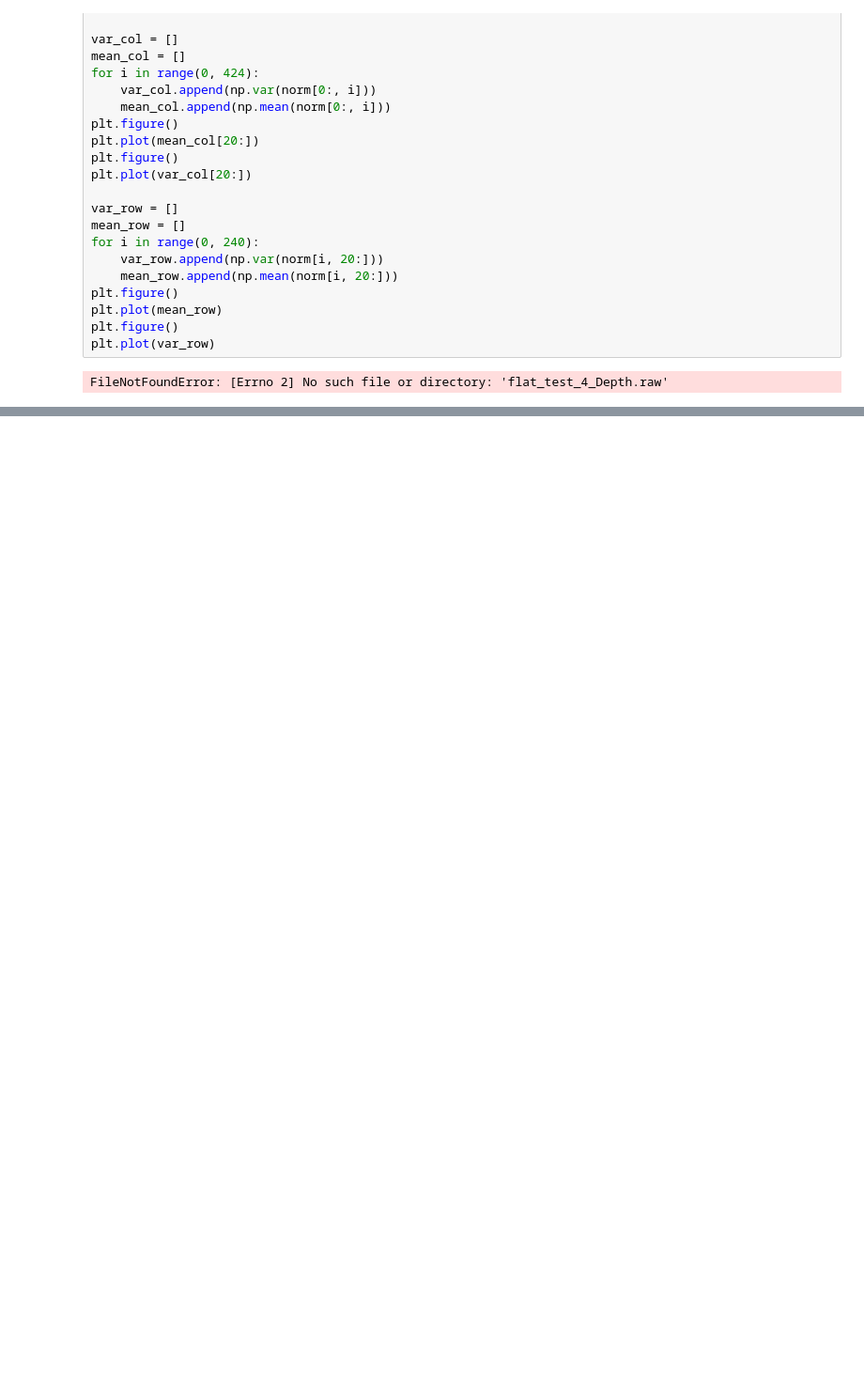
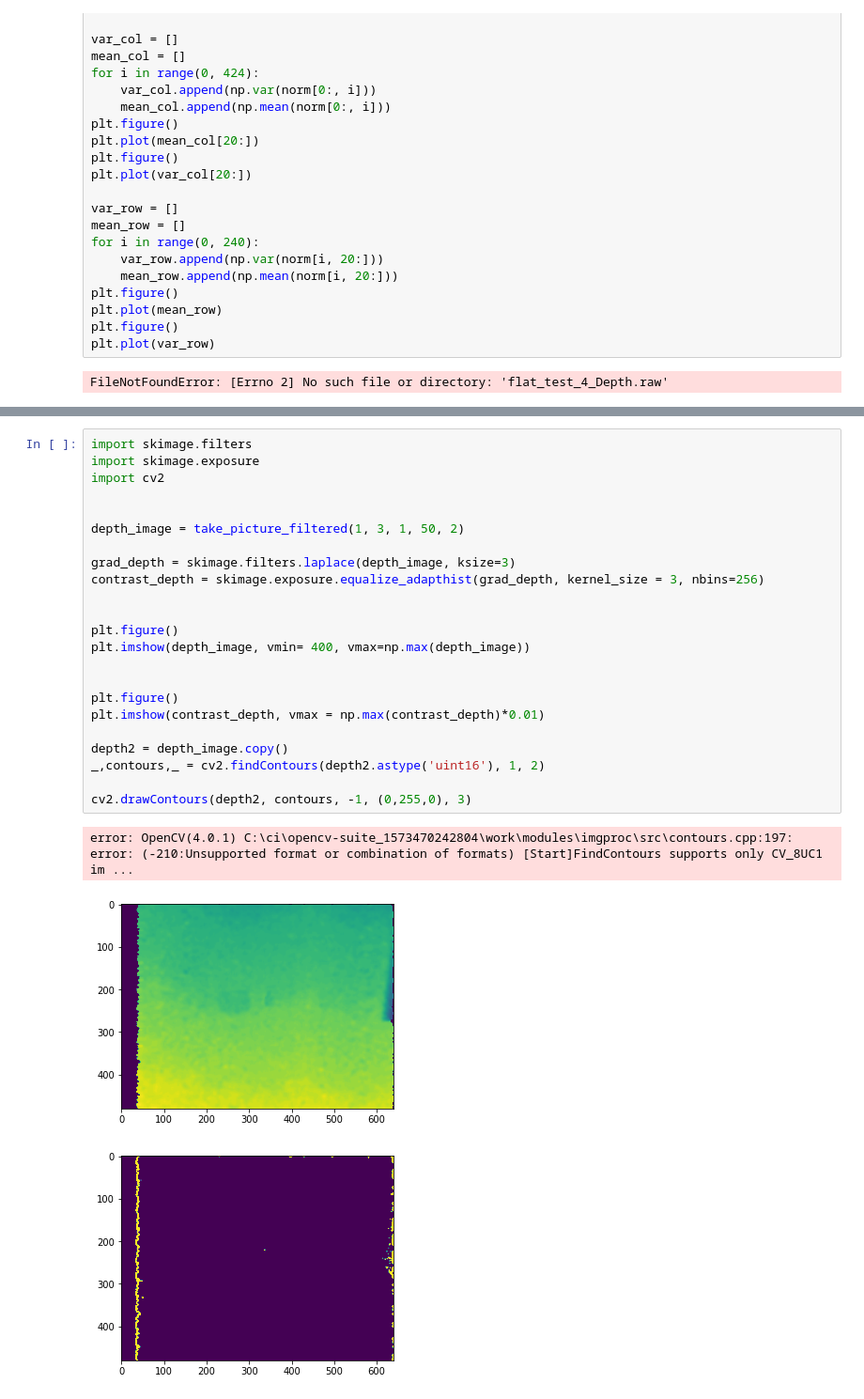
Before and after one commit to zwinkler/Automated-BCS, a Jupyter notebook: Camera Specs.ipynb, the cells around one changed output, grey strips where cells are left out. Shown: that part at 94% size. Saved outputs shown, nothing was run; the diff lists cells and outputs as text; blank space fills up the shorter version.

Commit message:
Added filters.

```diff
--- a/Camera Specs.ipynb
+++ b/Camera Specs.ipynb
@@ -142,0 +175,27 @@ plt.imshow(depth_image)
+# %%
+import skimage.filters
+import skimage.exposure
+import cv2
+
+
+depth_image = take_picture_filtered(1, 3, 1, 50, 2)
+
+grad_depth = skimage.filters.laplace(depth_image, ksize=3)
+contrast_depth = skimage.exposure.equalize_adapthist(grad_depth, kernel_size = 3, nbins=256)
+
+
+plt.figure()
+plt.imshow(depth_image, vmin= 400, vmax=np.max(depth_image))
+
+
+plt.figure()
+plt.imshow(contrast_depth, vmax = np.max(contrast_depth)*0.01)
+
+depth2 = depth_image.copy()
+_,contours,_ = cv2.findContours(depth2.astype('uint16'), 1, 2)
+
+cv2.drawContours(depth2, contours, -1, (0,255,0), 3)
+# %% [output]
+error: OpenCV(4.0.1) C:\ci\opencv-suite_1573470242804\work\modules\imgproc\src\contours.cpp:197: error: (-210:Unsupported format or combination of formats) [Start]FindContours supports only CV_8UC1 im ...
+[figure, added]
+[figure, added]
```
Also changed, not shown: parts of 4 cells of this notebook, 1 other file.
